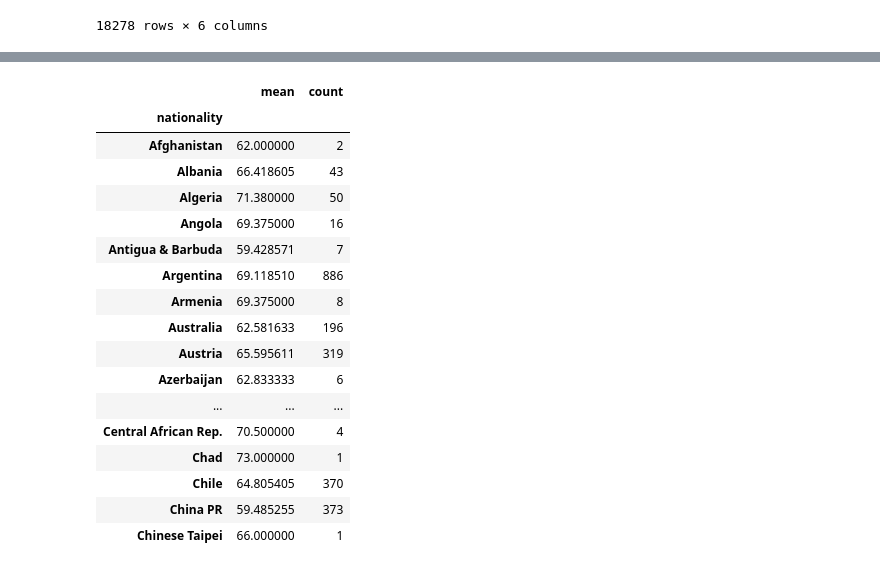
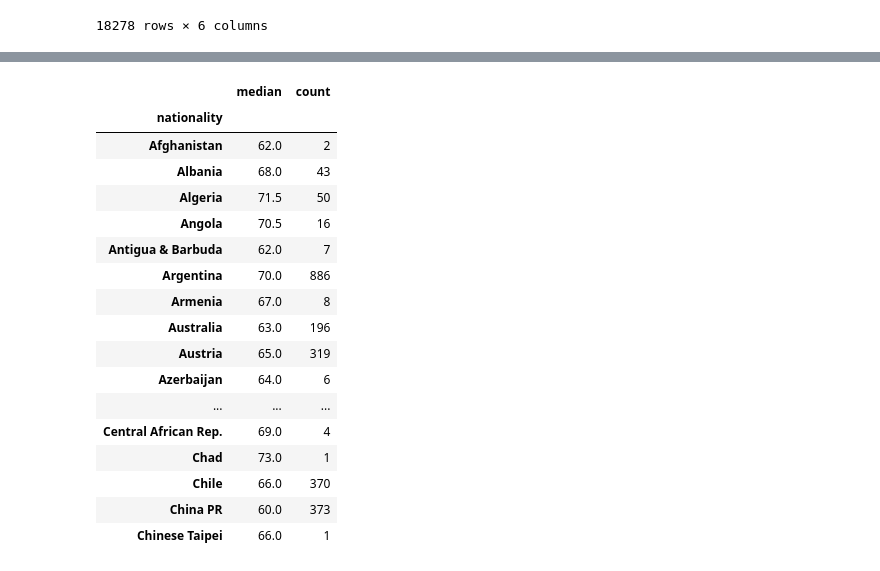
Before and after one commit to rajat3Illinois/2021_Spring_finals, a Jupyter notebook: WorldCupTeamPredictor.ipynb, the cells around one changed output, grey strips where cells are left out. Saved outputs shown, nothing was run; the diff lists cells and outputs as text; code cells hidden in the pictures.

```diff
--- a/WorldCupTeamPredictor.ipynb
+++ b/WorldCupTeamPredictor.ipynb
@@ -128,22 +114,22 @@ team_details
 # %%
-grouped_players_df = players_df.groupby('nationality')['overall'].agg(['mean', 'count'])
+grouped_players_df = players_df.groupby('nationality')['overall'].agg(['median', 'count'])
 grouped_players_df.head(30)
 # %% [output]
-|  | mean | count |
+|  | median | count |
 | nationality |  |  |
-| Afghanistan | 62.000000 | 2 |
-| Albania | 66.418605 | 43 |
-| Algeria | 71.380000 | 50 |
-| Angola | 69.375000 | 16 |
-| Antigua & Barbuda | 59.428571 | 7 |
-| Argentina | 69.118510 | 886 |
-| Armenia | 69.375000 | 8 |
-| Australia | 62.581633 | 196 |
-| Austria | 65.595611 | 319 |
-| Azerbaijan | 62.833333 | 6 |
+| Afghanistan | 62.0 | 2 |
+| Albania | 68.0 | 43 |
+| Algeria | 71.5 | 50 |
+| Angola | 70.5 | 16 |
+| Antigua & Barbuda | 62.0 | 7 |
+| Argentina | 70.0 | 886 |
+| Armenia | 67.0 | 8 |
+| Australia | 63.0 | 196 |
+| Austria | 65.0 | 319 |
+| Azerbaijan | 64.0 | 6 |
 | ... | ... | ... |
-| Central African Rep. | 70.500000 | 4 |
-| Chad | 73.000000 | 1 |
-| Chile | 64.805405 | 370 |
-| China PR | 59.485255 | 373 |
-| Chinese Taipei | 66.000000 | 1 |
+| Central African Rep. | 69.0 | 4 |
+| Chad | 73.0 | 1 |
+| Chile | 66.0 | 370 |
+| China PR | 60.0 | 373 |
+| Chinese Taipei | 66.0 | 1 |
```
Also changed, not shown: parts of 11 cells of this notebook, 2 other files.
